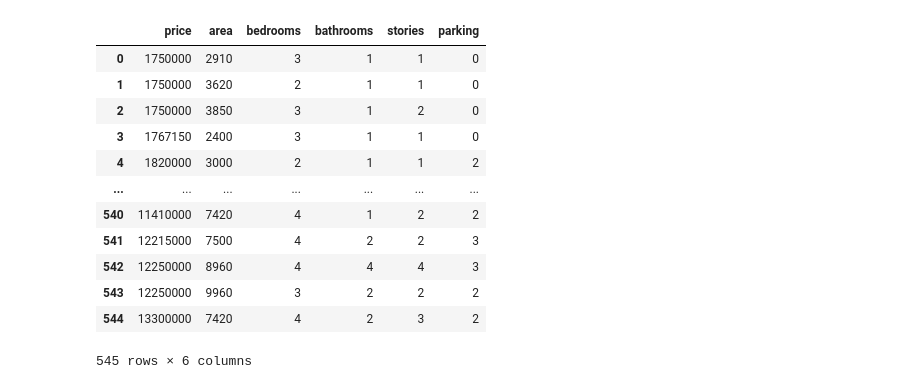
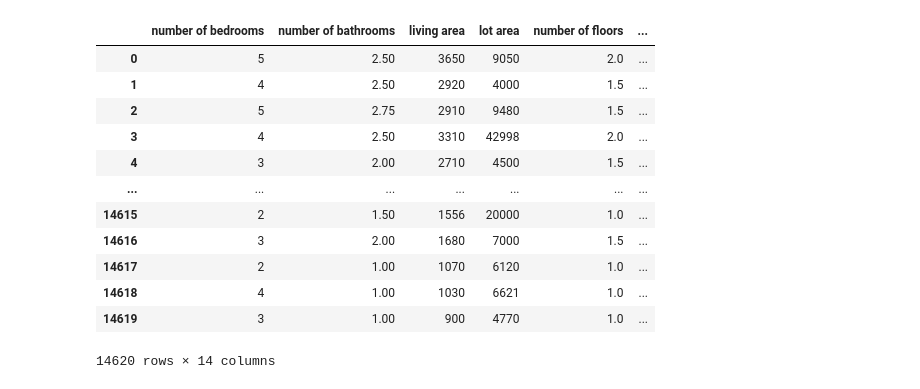
Before and after one commit to mausneg/House-Price-Prediction-Fuzzy-Inference-System-, a Jupyter notebook: App.ipynb, the cells around one changed output. Saved outputs shown, nothing was run; the diff lists cells and outputs as text; code cells hidden in the pictures.

```diff
--- a/App.ipynb
+++ b/App.ipynb
@@ -5,23 +5,3 @@ import pandas as pd
 from sklearn.model_selection import train_test_split
 from sklearn.metrics import mean_squared_error
 from IPython.display import display
-# %%
-df_data = pd.read_csv('data/Housing.csv')
-df_data.drop(columns=['mainroad', 'guestroom', 'basement', 'hotwaterheating', 'airconditioning', 'prefarea', 'furnishingstatus'], inplace=True)
-df_data.sort_values(by=['price', 'area', 'bedrooms', 'bathrooms', 'stories', 'parking'], inplace=True, ascending=True)
-df_data.reset_index(drop=True, inplace=True)
-df_data
-# %% [output]
-|  | price | area | bedrooms | bathrooms | stories | parking |
-| 0 | 1750000 | 2910 | 3 | 1 | 1 | 0 |
-| 1 | 1750000 | 3620 | 2 | 1 | 1 | 0 |
-| 2 | 1750000 | 3850 | 3 | 1 | 2 | 0 |
-| 3 | 1767150 | 2400 | 3 | 1 | 1 | 0 |
-| 4 | 1820000 | 3000 | 2 | 1 | 1 | 2 |
-| ... | ... | ... | ... | ... | ... | ... |
-| 540 | 11410000 | 7420 | 4 | 1 | 2 | 2 |
-| 541 | 12215000 | 7500 | 4 | 2 | 2 | 3 |
-| 542 | 12250000 | 8960 | 4 | 4 | 4 | 3 |
-| 543 | 12250000 | 9960 | 3 | 2 | 2 | 2 |
-| 544 | 13300000 | 7420 | 4 | 2 | 3 | 2 |
-545 rows × 6 columns
@@ -35,0 +8,18 @@ df_rule['parking'] = df_data['parking'].apply(lambda x: 'low' if x <= df_data['p
+# %%
+df_data = pd.read_csv('data/House Price India.csv')
+df_data.drop(columns=['Built Year', 'Renovation Year', 'id', 'Date', 'Lattitude', 'Longitude', 'Postal Code', 'waterfront present', 'number of views'], inplace=True)
+df_data
+# %% [output]
+|  | number of bedrooms | number of bathrooms | living area | lot area | number of floors | ... |
+| 0 | 5 | 2.50 | 3650 | 9050 | 2.0 | ... |
+| 1 | 4 | 2.50 | 2920 | 4000 | 1.5 | ... |
+| 2 | 5 | 2.75 | 2910 | 9480 | 1.5 | ... |
+| 3 | 4 | 2.50 | 3310 | 42998 | 2.0 | ... |
+| 4 | 3 | 2.00 | 2710 | 4500 | 1.5 | ... |
+| ... | ... | ... | ... | ... | ... | ... |
+| 14615 | 2 | 1.50 | 1556 | 20000 | 1.0 | ... |
+| 14616 | 3 | 2.00 | 1680 | 7000 | 1.5 | ... |
+| 14617 | 2 | 1.00 | 1070 | 6120 | 1.0 | ... |
+| 14618 | 4 | 1.00 | 1030 | 6621 | 1.0 | ... |
+| 14619 | 3 | 1.00 | 900 | 4770 | 1.0 | ... |
+14620 rows × 14 columns
```
Also changed, not shown: parts of 18 cells of this notebook, 1 other file.
